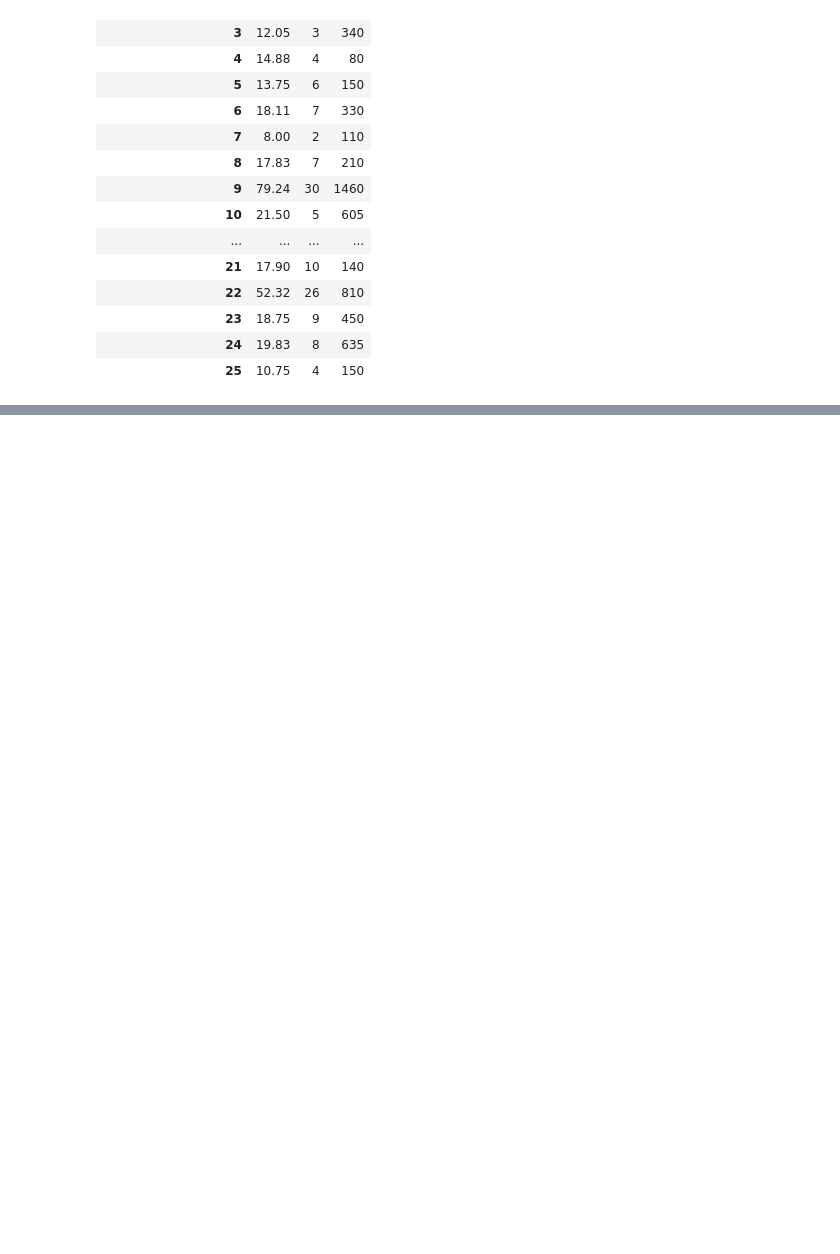
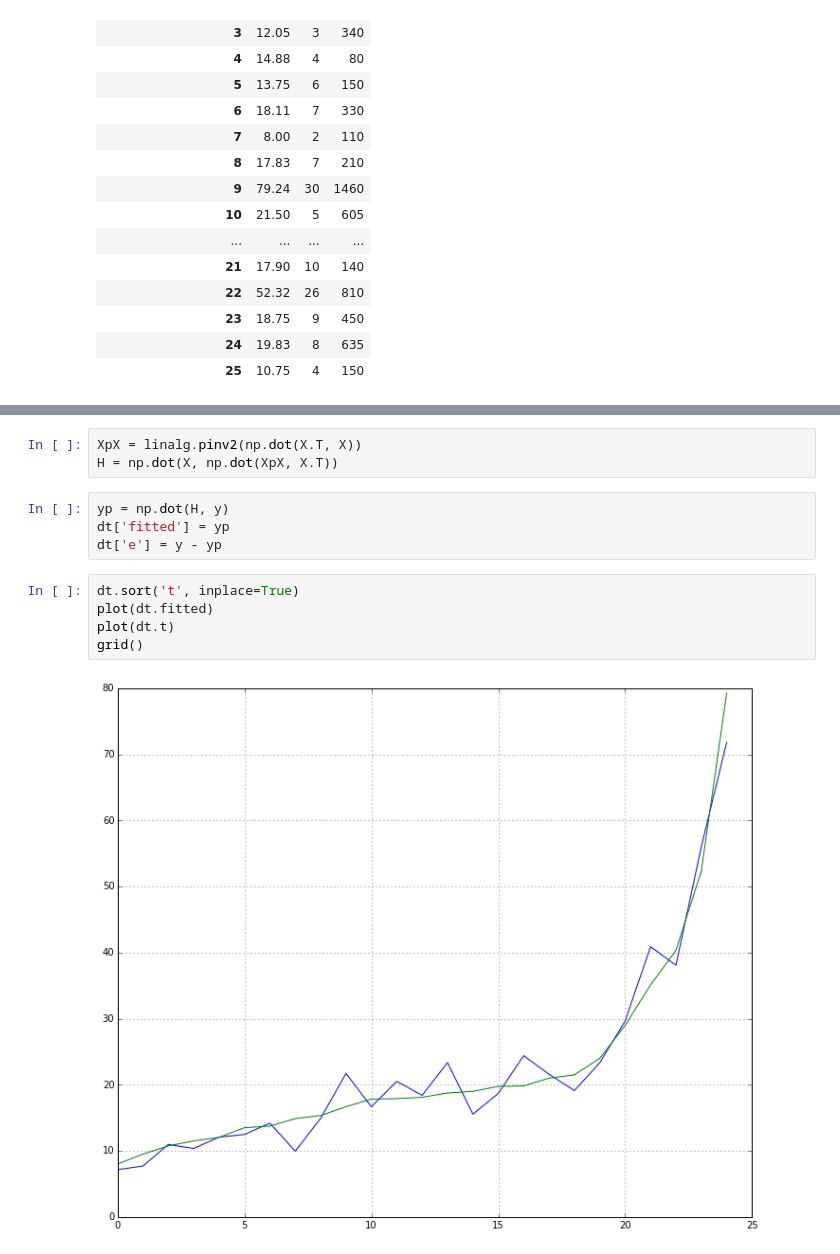
Before and after one commit to antonl/barlow-statistics, a Jupyter notebook: Montgomery and Peck - Ch 4.ipynb, the cells around one changed output, grey strips where cells are left out. Cells and saved outputs as stored; diff of their text form; blank space fills up the shorter version.

```diff
--- a/Montgomery and Peck - Ch 4.ipynb
+++ b/Montgomery and Peck - Ch 4.ipynb
@@ -95,0 +101,14 @@ DesignMatrix with shape (25, 3)
+# %%
+XpX = linalg.pinv2(np.dot(X.T, X))
+H = np.dot(X, np.dot(XpX, X.T))
+# %%
+yp = np.dot(H, y)
+dt['fitted'] = yp
+dt['e'] = y - yp
+# %%
+dt.sort('t', inplace=True)
+plot(dt.fitted)
+plot(dt.t)
+grid()
+# %% [output]
+[figure, added]
```
Also changed, not shown: parts of 7 cells of this notebook.
